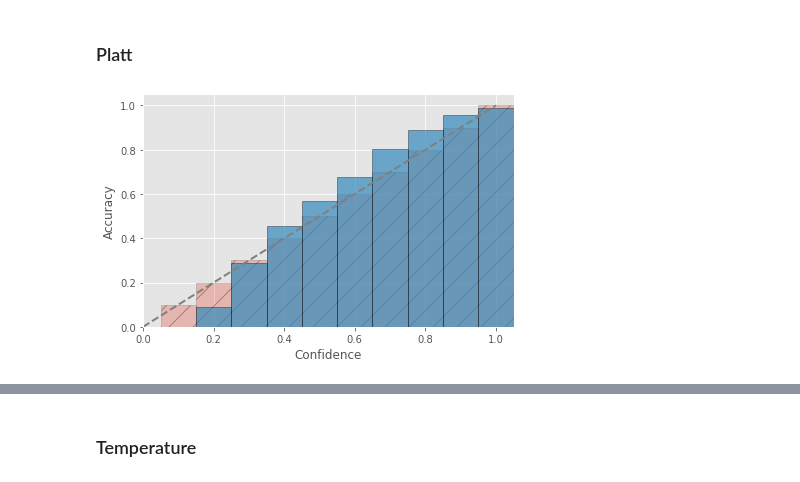
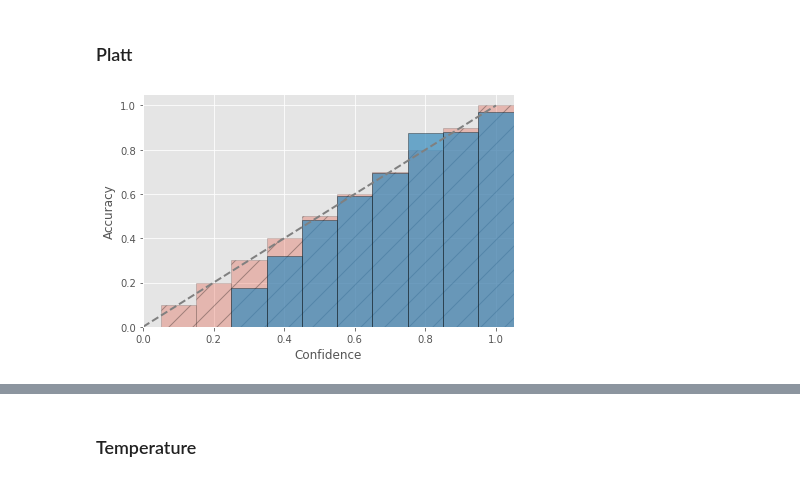
Before and after one commit to NiuJ1ao/Calibrating-Uncertainty-Estimates, a Jupyter notebook: plot.ipynb, the cells around one changed output, grey strips where cells are left out. Cells and saved outputs as stored; diff of their text form; code cells hidden in the pictures.

```diff
--- a/plot.ipynb
+++ b/plot.ipynb
@@ -37,7 +45,7 @@ plot_reliability_diagrams("CIFAR-uncalibrated", predictions, confidences, refere
 # %% [markdown]
 ### Platt
 # %%
-predictions, confidences, references = load_outputs("outputs/resnet-platt_cifar-10_0.0894")
+predictions, confidences, references = load_outputs("outputs/resnet-platt_cifar-10_0.0400")
 plot_reliability_diagrams("CIFAR-Platt", predictions, confidences, references)
 # %% [output]
-[figure, old version]
+[figure, new version]
```
Also changed, not shown: parts of 66 cells of this notebook, 43 other files.
